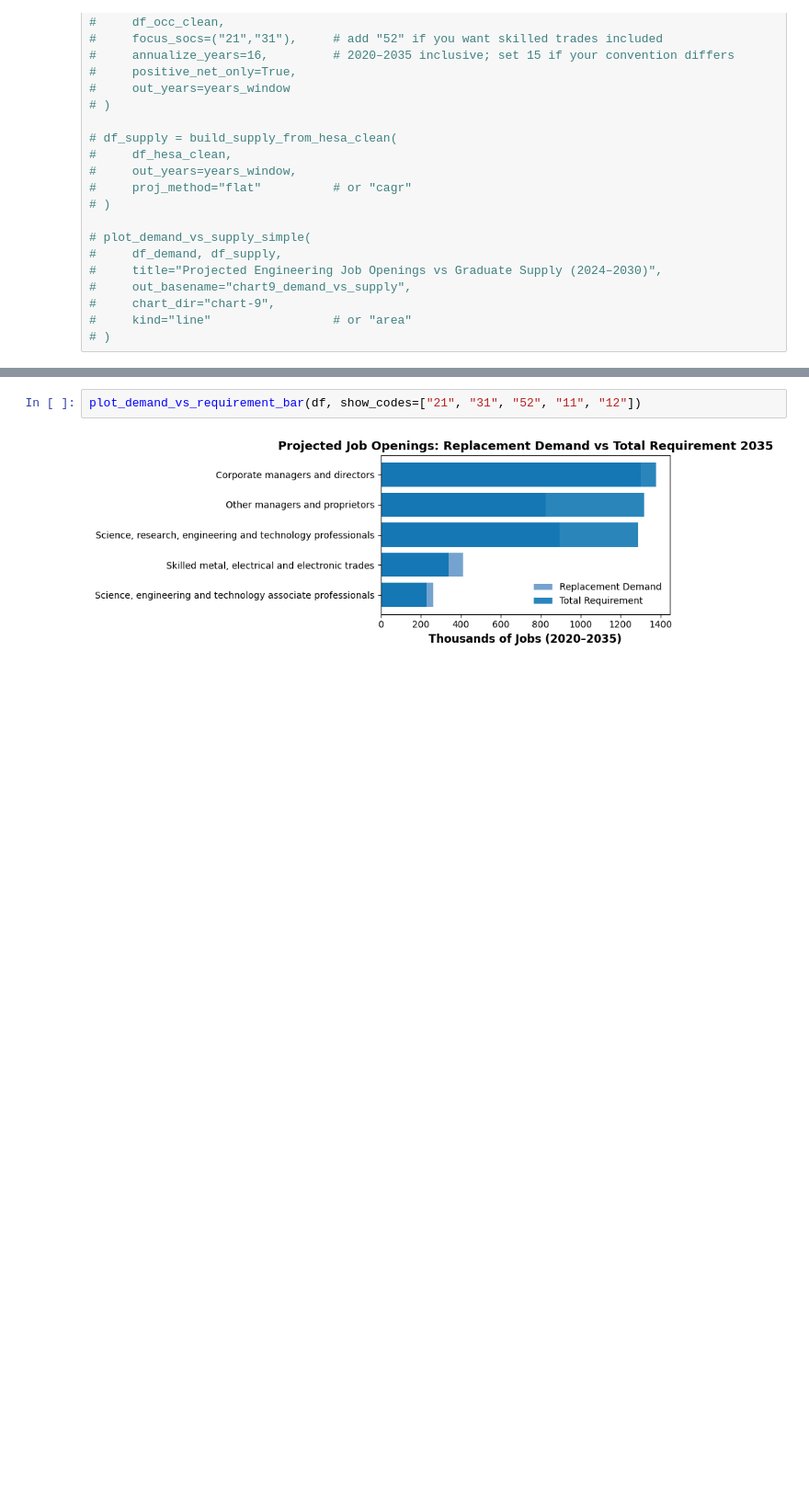
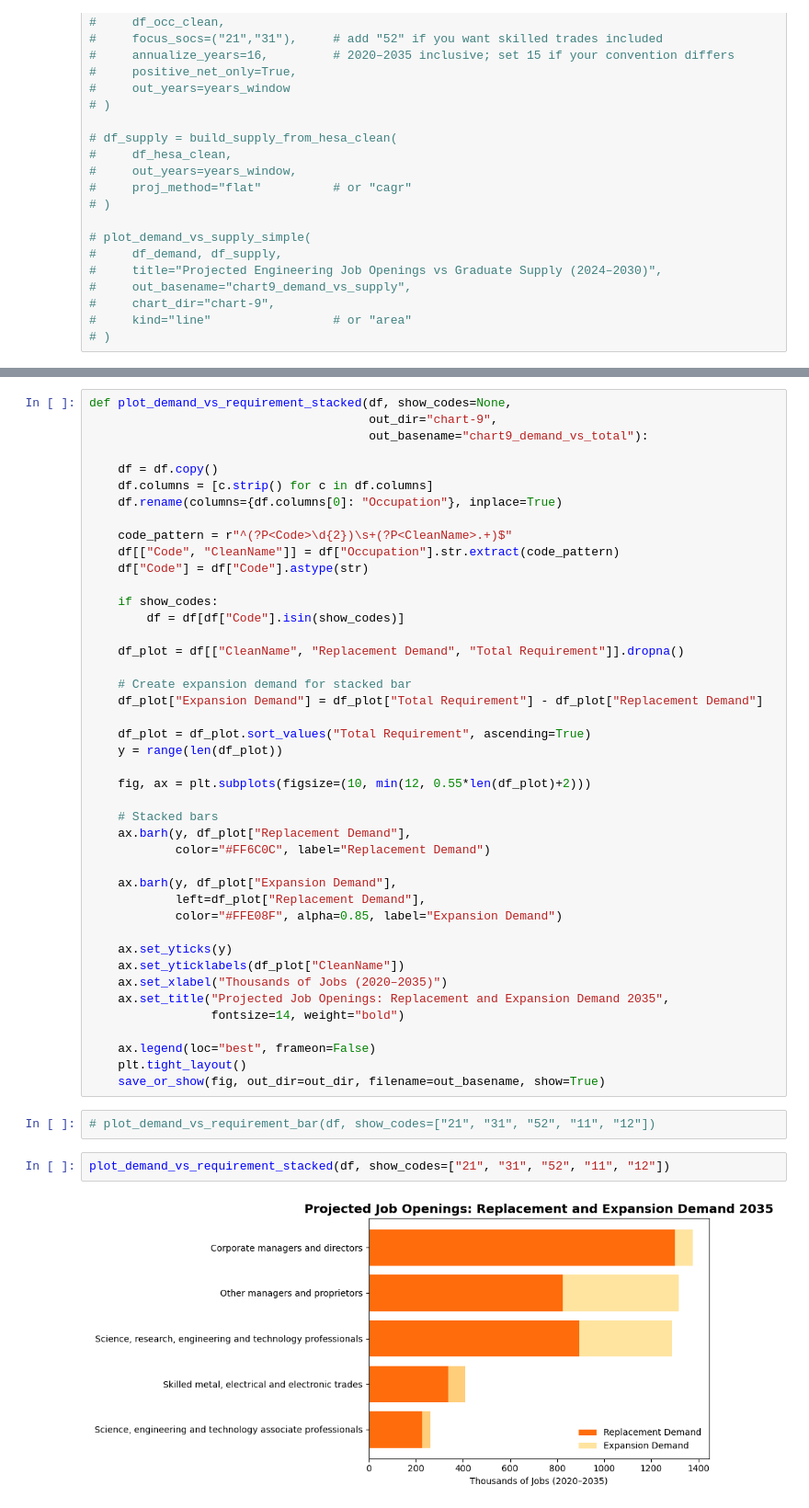
Before and after one commit to JoeUzo/Mapping-Future-Skills-in-UK-Engineering-Education, a Jupyter notebook: charts/chart-9.ipynb, the cells around one changed output, grey strips where cells are left out. Shown: that part at 92% size. Drawn from its saved outputs; the diff is of its cells as text; blank space fills up the shorter version.

```diff
--- a/charts/chart-9.ipynb
+++ b/charts/chart-9.ipynb
@@ -416,4 +418,49 @@ def plot_demand_vs_requirement_bar(df, show_codes=None, out_dir="chart-9", out_b
+# %%
+def plot_demand_vs_requirement_stacked(df, show_codes=None,
+                                       out_dir="chart-9",
+                                       out_basename="chart9_demand_vs_total"):
+
+    df = df.copy()
+    df.columns = [c.strip() for c in df.columns]
+    df.rename(columns={df.columns[0]: "Occupation"}, inplace=True)
+
+    code_pattern = r"^(?P<Code>\d{2})\s+(?P<CleanName>.+)$"
+    df[["Code", "CleanName"]] = df["Occupation"].str.extract(code_pattern)
+    df["Code"] = df["Code"].astype(str)
+
+    if show_codes:
+        df = df[df["Code"].isin(show_codes)]
+
+    df_plot = df[["CleanName", "Replacement Demand", "Total Requirement"]].dropna()
+
+    # Create expansion demand for stacked bar
+    df_plot["Expansion Demand"] = df_plot["Total Requirement"] - df_plot["Replacement Demand"]
+
+    df_plot = df_plot.sort_values("Total Requirement", ascending=True)
+    y = range(len(df_plot))
+
+    fig, ax = plt.subplots(figsize=(10, min(12, 0.55*len(df_plot)+2)))
+
+    # Stacked bars
+    ax.barh(y, df_plot["Replacement Demand"],
+            color="#FF6C0C", label="Replacement Demand")
+
+    ax.barh(y, df_plot["Expansion Demand"],
+            left=df_plot["Replacement Demand"],
+            color="#FFE08F", alpha=0.85, label="Expansion Demand")
+
+    ax.set_yticks(y)
+    ax.set_yticklabels(df_plot["CleanName"])
+    ax.set_xlabel("Thousands of Jobs (2020–2035)")
+    ax.set_title("Projected Job Openings: Replacement and Expansion Demand 2035",
+                 fontsize=14, weight="bold")
+
+    ax.legend(loc="best", frameon=False)
+    plt.tight_layout()
+    save_or_show(fig, out_dir=out_dir, filename=out_basename, show=True)
 # %%
-plot_demand_vs_requirement_bar(df, show_codes=["21", "31", "52", "11", "12"])
+# plot_demand_vs_requirement_bar(df, show_codes=["21", "31", "52", "11", "12"])
-# %% [output]
-[figure, removed]
+# %%
+plot_demand_vs_requirement_stacked(df, show_codes=["21", "31", "52", "11", "12"])
+# %% [output]
+[figure, added]
```
Also changed, not shown: parts of 2 cells of this notebook, 3 other files.
